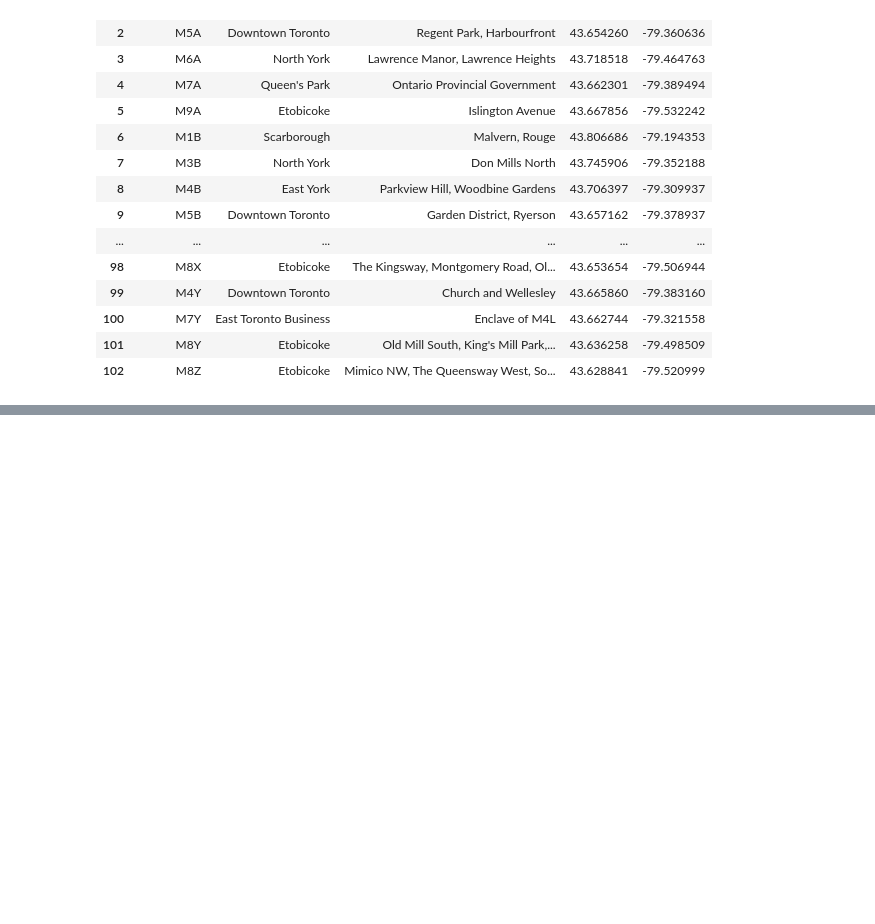
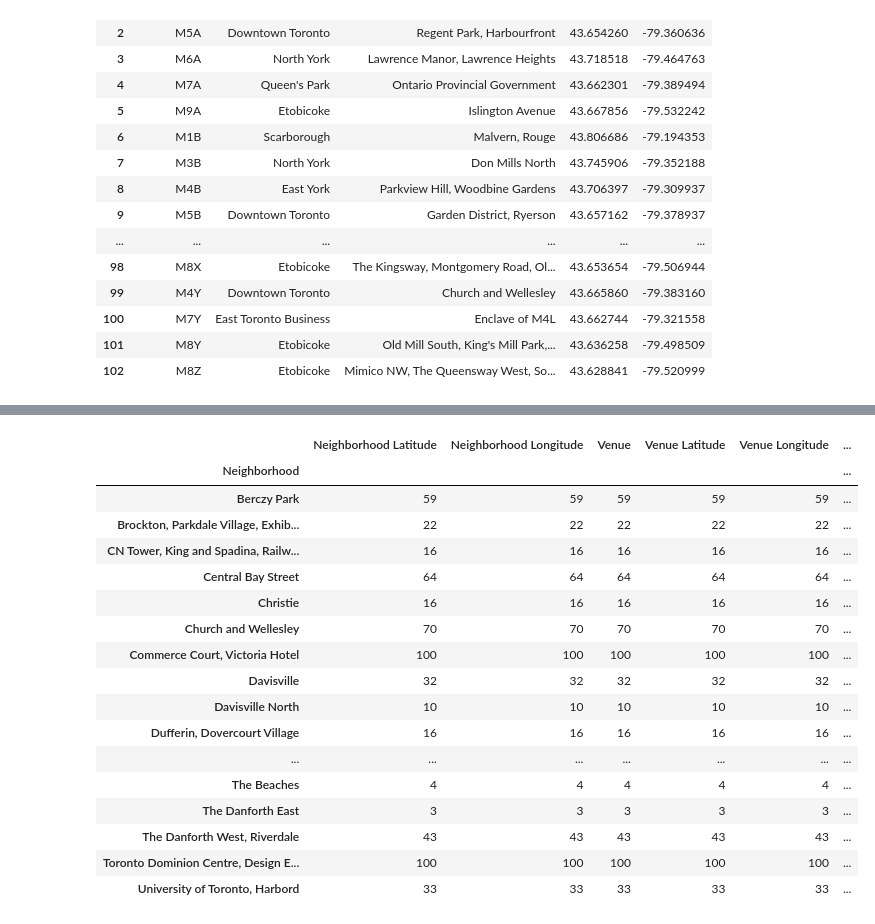
Before and after one commit to Alfchristo/Coursera_Segmenting_Toronto, a Jupyter notebook: Segmenting and Clustering Neighborhoods in Toronto.ipynb, the cells around one changed output, grey strips where cells are left out. Cells and saved outputs as stored; diff of their text form; code cells hidden in the pictures; blank space fills up the shorter version.

```diff
--- a/Segmenting and Clustering Neighborhoods in Toronto.ipynb
+++ b/Segmenting and Clustering Neighborhoods in Toronto.ipynb
@@ -108,6 +101,6 @@ The dataframe has 15 boroughs and 103 neighborhoods.
 # %%
-df = pd.merge(df, df_code, on='Postal Code')
-df
+df_toronto = pd.merge(df, df_code, on='Postal Code')
+df_toronto
 # %% [output]
 |  | Postal Code | Borough | Neighborhood | Latitude | Longitude |
 | 0 | M3A | North York | Parkwoods | 43.753259 | -79.329656 |
@@ -128,0 +235,21 @@ df
+# %%
+borough_venues.groupby('Neighborhood').count()
+# %% [output]
+|  | Neighborhood Latitude | Neighborhood Longitude | Venue | Venue Latitude | Venue Longitude | ... |
+| Neighborhood |  |  |  |  |  | ... |
+| Berczy Park | 59 | 59 | 59 | 59 | 59 | ... |
+| Brockton, Parkdale Village, Exhib... | 22 | 22 | 22 | 22 | 22 | ... |
+| CN Tower, King and Spadina, Railw... | 16 | 16 | 16 | 16 | 16 | ... |
+| Central Bay Street | 64 | 64 | 64 | 64 | 64 | ... |
+| Christie | 16 | 16 | 16 | 16 | 16 | ... |
+| Church and Wellesley | 70 | 70 | 70 | 70 | 70 | ... |
+| Commerce Court, Victoria Hotel | 100 | 100 | 100 | 100 | 100 | ... |
+| Davisville | 32 | 32 | 32 | 32 | 32 | ... |
+| Davisville North | 10 | 10 | 10 | 10 | 10 | ... |
+| Dufferin, Dovercourt Village | 16 | 16 | 16 | 16 | 16 | ... |
+| ... | ... | ... | ... | ... | ... | ... |
+| The Beaches | 4 | 4 | 4 | 4 | 4 | ... |
+| The Danforth East | 3 | 3 | 3 | 3 | 3 | ... |
+| The Danforth West, Riverdale | 43 | 43 | 43 | 43 | 43 | ... |
+| Toronto Dominion Centre, Design E... | 100 | 100 | 100 | 100 | 100 | ... |
+| University of Toronto, Harbord | 33 | 33 | 33 | 33 | 33 | ... |
```
Also changed, not shown: parts of 25 cells of this notebook.
